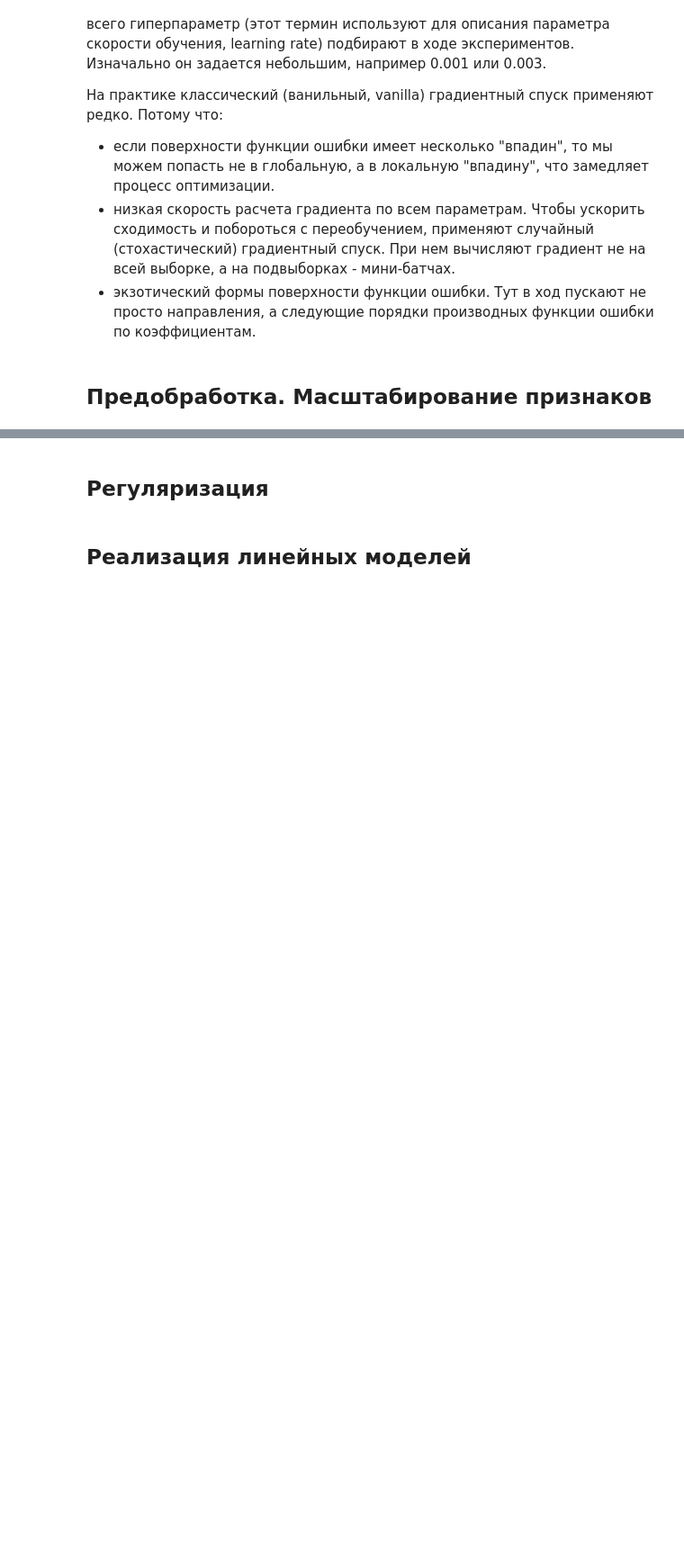
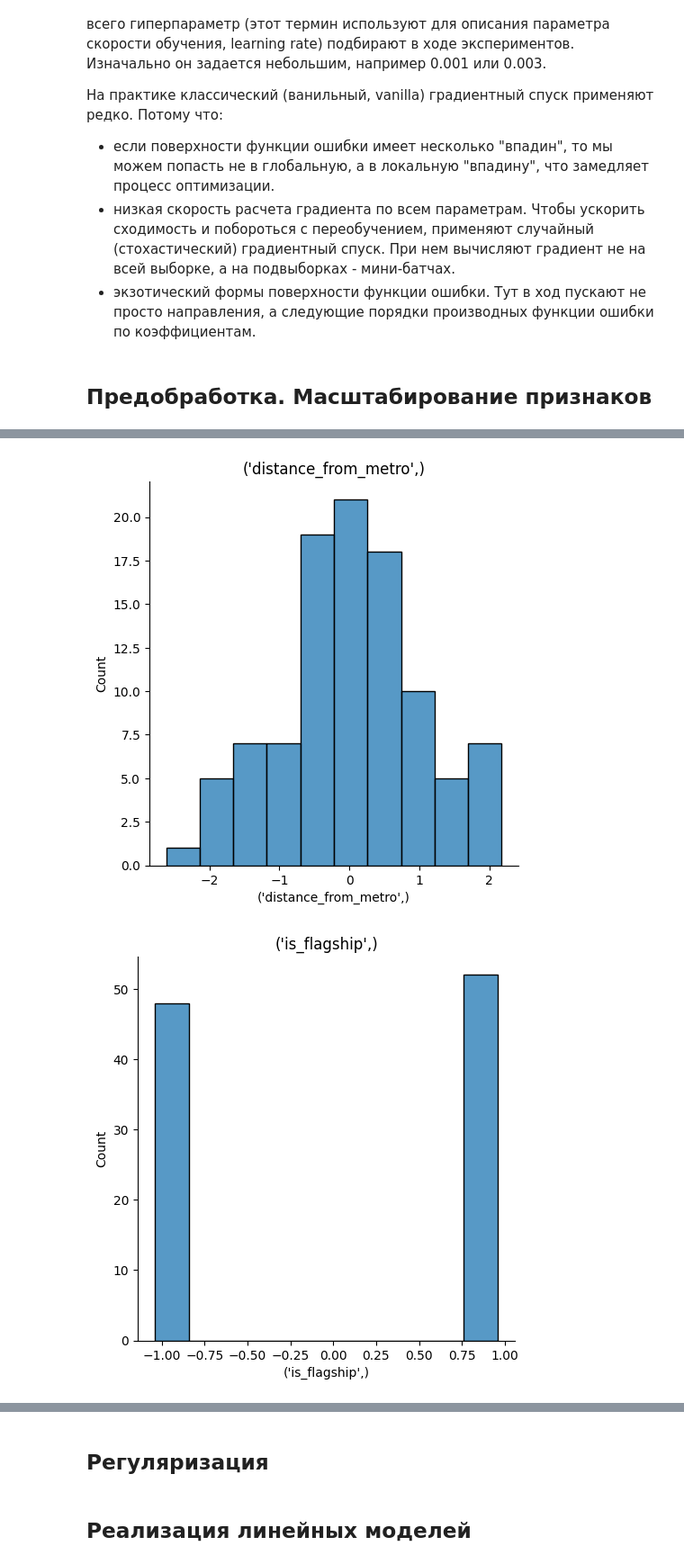
Before and after one commit to gorozhanin-k/ML, a Jupyter notebook: practicum_lectures.ipynb, the cells around one changed output, grey strips where cells are left out. Shown at 90% size. Saved outputs shown, nothing was run; the diff lists cells and outputs as text; code cells hidden in the pictures; blank space fills up the shorter version.

```diff
--- a/practicum_lectures.ipynb
+++ b/practicum_lectures.ipynb
@@ -422,0 +500,43 @@ print(prediction_error)
+# %%
+'''
+Стандартизируем наборы
+'''
+
+scaler = StandardScaler()
+scaler.fit(
+    df[
+        [
+            'distance_from_metro',
+            'is_flagship',
+            'foot_traffic'
+        ]
+    ]
+)
+X_sc = scaler.transform(
+    df[
+        [
+            'distance_from_metro',
+            'is_flagship',
+            'foot_traffic'
+        ]
+    ]
+)
+
+df_sc = pd.DataFrame(
+    data=X_sc,
+    columns=[
+        [
+            'distance_from_metro',
+            'is_flagship',
+            'foot_traffic'
+        ]
+    ]
+)
+
+for feature in df_sc.columns:
+    sns.displot(df_sc[feature], bins=10)
+    plt.title(feature)
+    plt.show()
+# %% [output]
+[figure, added]
+[figure, added]
```
Also changed, not shown: parts of 5 cells of this notebook.
